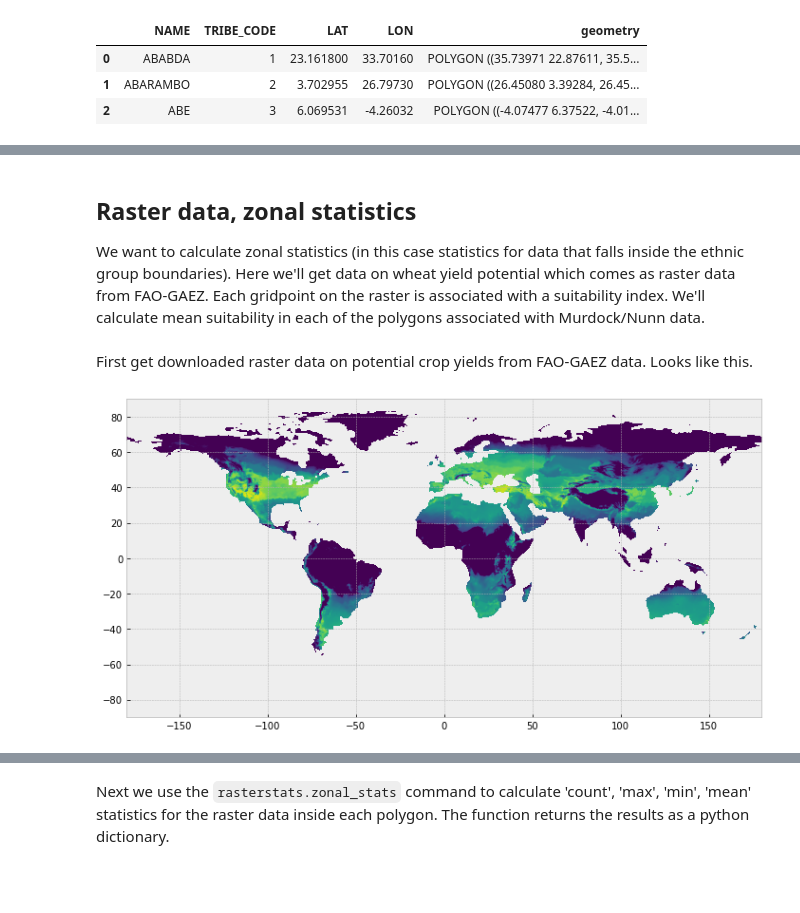
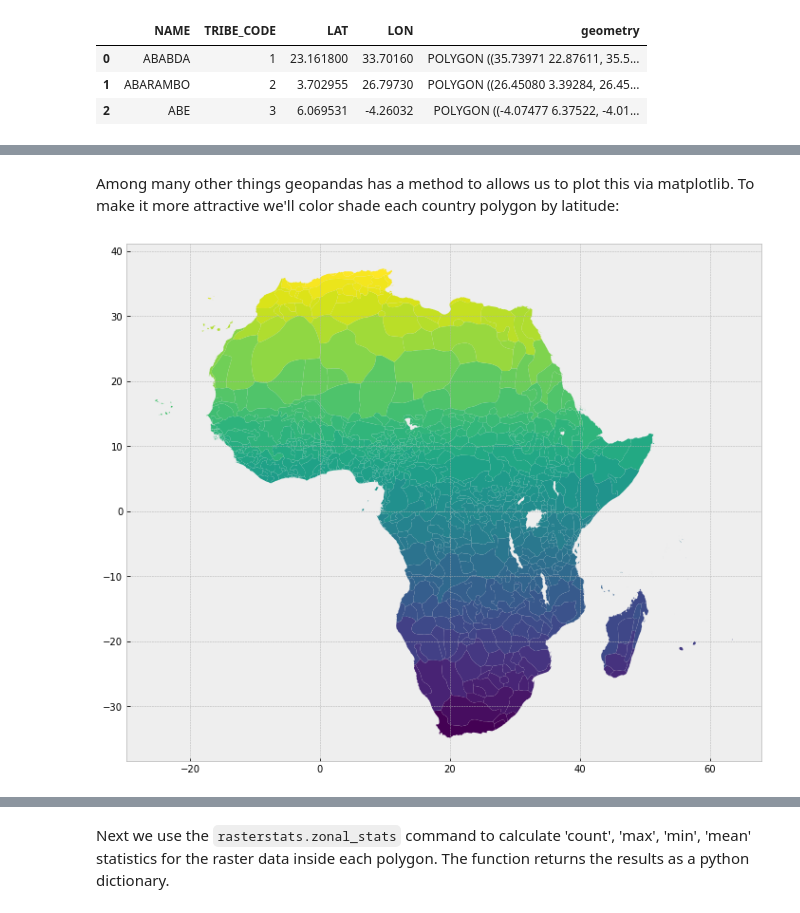
Before and after one commit to jhconning/land_uct_2019, a Jupyter notebook: notebooks/Fenske.ipynb, the cells around one changed output, grey strips where cells are left out. Cells and saved outputs as stored; diff of their text form; code cells hidden in the pictures; blank space fills up the shorter version.

```diff
--- a/notebooks/Fenske.ipynb
+++ b/notebooks/Fenske.ipynb
@@ -104,4 +38,0 @@ We could have displayed a folium slippy map inline in this notebook with just it
-# %% [markdown]
-## Raster data, zonal statistics
-
-We want to calculate zonal statistics (in this case statistics for data that falls inside the ethnic group boundaries).  Here we'll get data on wheat yield potential which comes as raster data from FAO-GAEZ. Each gridpoint on the raster is associated with a suitability index.  We'll calculate mean suitability in each of the polygons associated with Murdock/Nunn data.
@@ -112,8 +39,6 @@ import rasterstats as rs
-# %% [markdown]
-First get downloaded raster data on potential crop yields from FAO-GAEZ data.  Looks like this.
-# %%
-wheat = rasterio.open("res02_crav6190h_whea000a_yld.tif")
-plt.figure(figsize=(12,10))
-rioplot.show(wheat);
-# %% [output]
-[figure, removed]
+# %% [markdown]
+Among many other things geopandas has a method to allows us to plot this via matplotlib.  To make it more attractive we'll color shade each country polygon by latitude:
+# %%
+tribe_areas.plot(column='LAT', figsize=(12,16));
+# %% [output]
+[figure, added]
```
Also changed, not shown: parts of 72 cells of this notebook.
